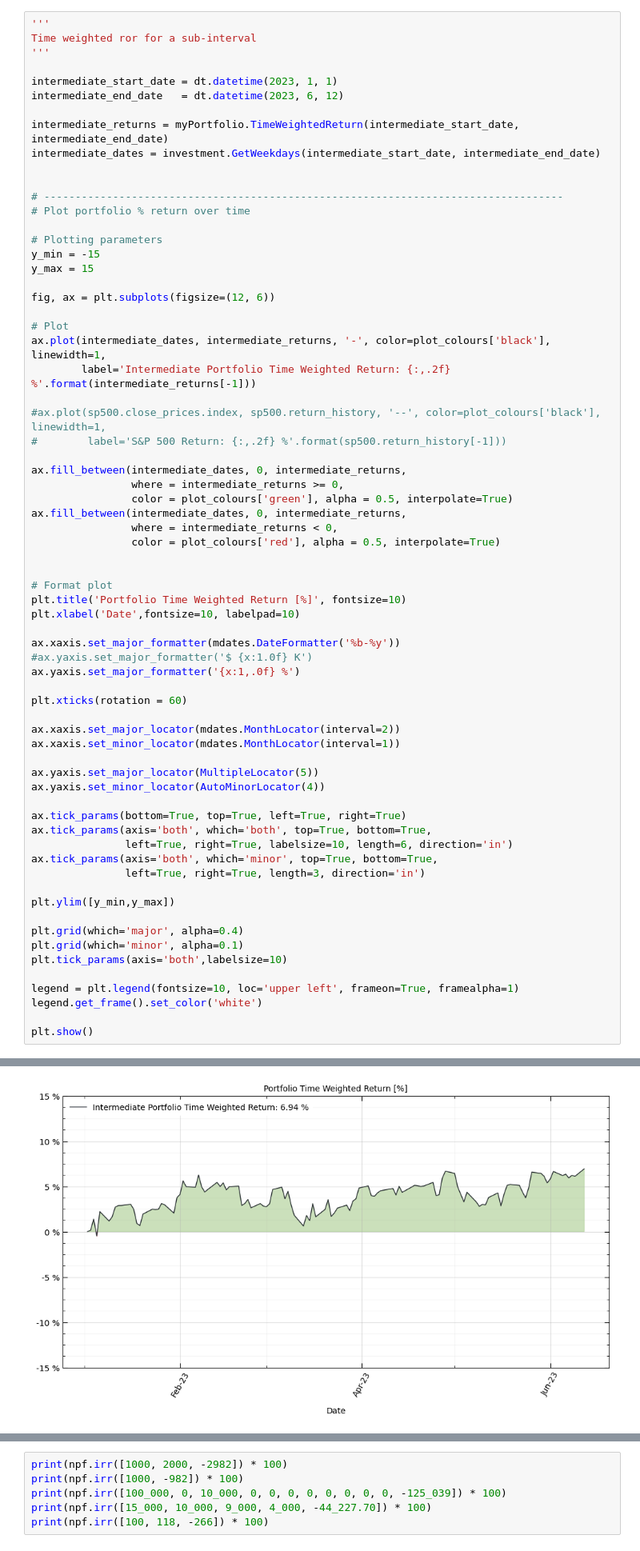
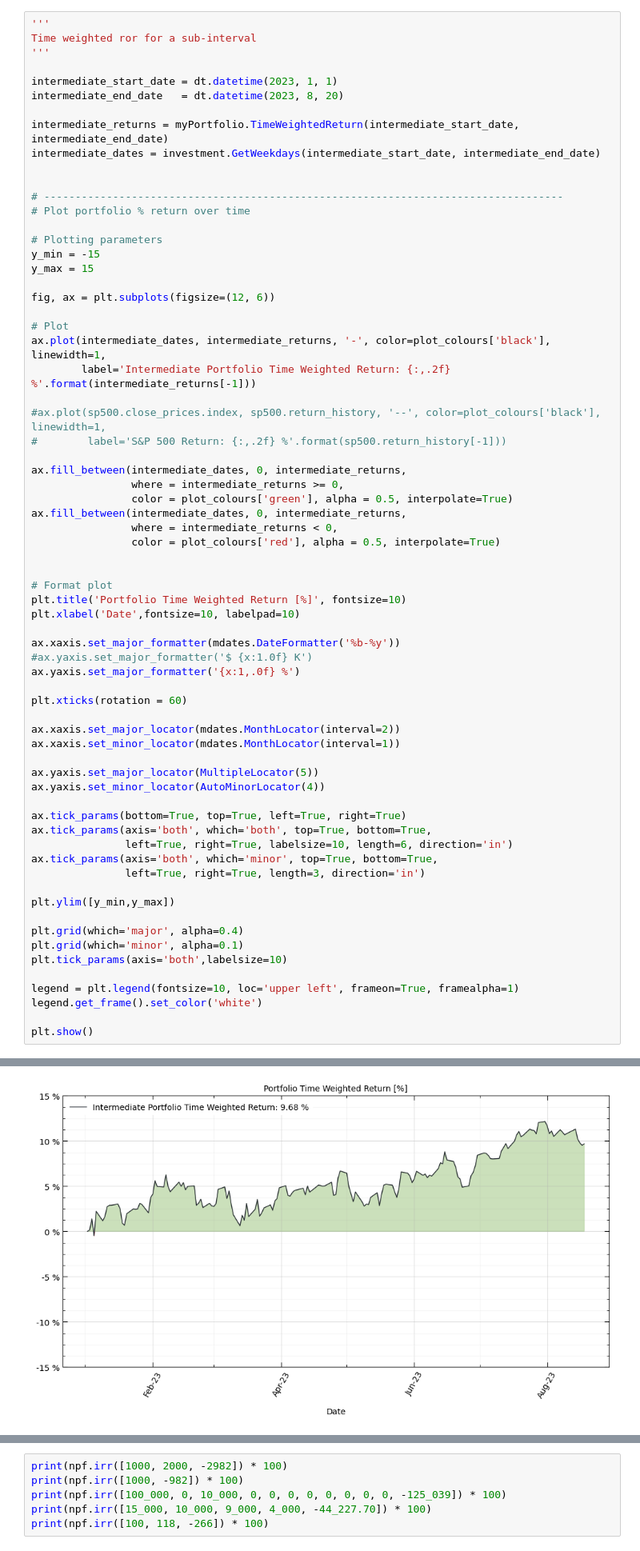
Before and after one commit to JakubStacho/portfolio-tracker, a Jupyter notebook: testNB.ipynb, the cells around one changed output, grey strips where cells are left out. Shown at 80% size. Drawn from its saved outputs; the diff is of its cells as text.

```diff
--- a/testNB.ipynb
+++ b/testNB.ipynb
@@ -183,7 +183,7 @@ Time weighted ror for a sub-interval
 '''
 
 intermediate_start_date = dt.datetime(2023, 1, 1)
-intermediate_end_date   = dt.datetime(2023, 6, 12)
+intermediate_end_date   = dt.datetime(2023, 8, 20)
 
 intermediate_returns = myPortfolio.TimeWeightedReturn(intermediate_start_date, intermediate_end_date)
 intermediate_dates = investment.GetWeekdays(intermediate_start_date, intermediate_end_date)
@@ -220,34 +220,34 @@ plt.xlabel('Date',fontsize=10, labelpad=10)
 ax.xaxis.set_major_formatter(mdates.DateFormatter('%b-%y'))
 #ax.yaxis.set_major_formatter('$ {x:1.0f} K')
 ax.yaxis.set_major_formatter('{x:1,.0f} %')
 
 plt.xticks(rotation = 60)
 
 ax.xaxis.set_major_locator(mdates.MonthLocator(interval=2))
 ax.xaxis.set_minor_locator(mdates.MonthLocator(interval=1))
 
 ax.yaxis.set_major_locator(MultipleLocator(5))
 ax.yaxis.set_minor_locator(AutoMinorLocator(4))
 
 ax.tick_params(bottom=True, top=True, left=True, right=True)
 ax.tick_params(axis='both', which='both', top=True, bottom=True,
                left=True, right=True, labelsize=10, length=6, direction='in')
 ax.tick_params(axis='both', which='minor', top=True, bottom=True,
                left=True, right=True, length=3, direction='in')
 
 plt.ylim([y_min,y_max])
 
 plt.grid(which='major', alpha=0.4)
 plt.grid(which='minor', alpha=0.1)
 plt.tick_params(axis='both',labelsize=10)
 
 legend = plt.legend(fontsize=10, loc='upper left', frameon=True, framealpha=1)
 legend.get_frame().set_color('white')
 
 plt.show()
 # %% [output]
 Warning: Start date specified is a weekend. The next weekday will be used as the start date.
-[figure, old version]
+[figure, new version]
 # %%
 '''
 Calculate MWRR
```
Also changed, not shown: parts of 4 cells of this notebook, 1 other file.
